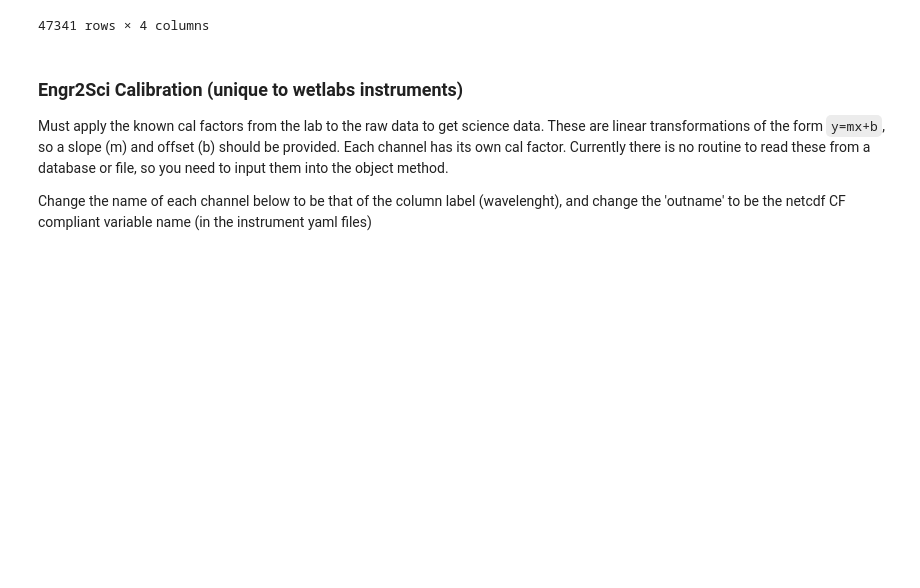
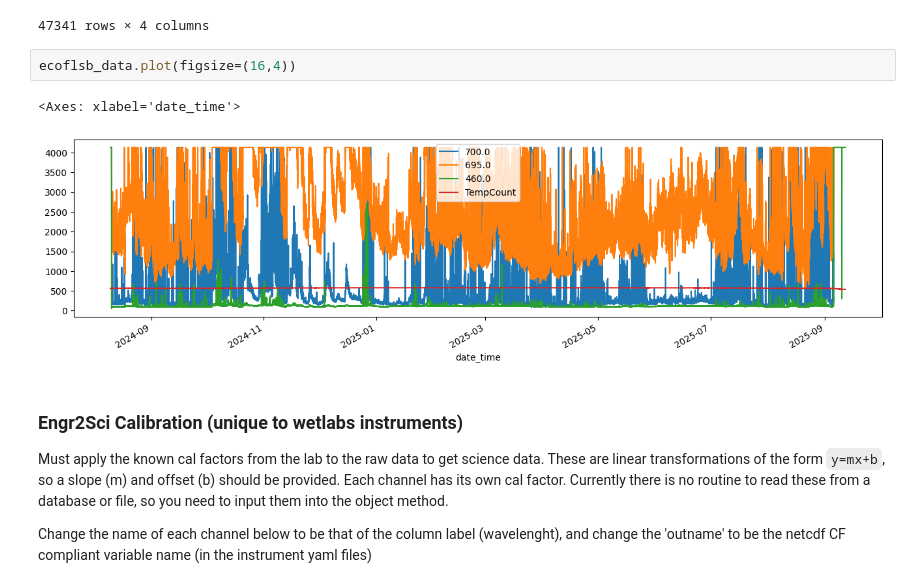
Before and after one commit to NOAA-PMEL/EcoFOCI_FieldOps_Documentation, a Jupyter notebook: DataProcessingDocumentation/2. EcoFOCI_DataProcesssing_Records/moorings/2024/24bsp14a/EcoFOCIpy_24bsp14a_bbfl2wb_7201.ipynb, the cells around one changed output. Drawn from its saved outputs; the diff is of its cells as text; blank space fills up the shorter version.

```diff
--- a/DataProcessingDocumentation/2. EcoFOCI_DataProcesssing_Records/moorings/2024/24bsp14a/EcoFOCIpy_24bsp14a_bbfl2wb_7201.ipynb
+++ b/DataProcessingDocumentation/2. EcoFOCI_DataProcesssing_Records/moorings/2024/24bsp14a/EcoFOCIpy_24bsp14a_bbfl2wb_7201.ipynb
@@ -97,6 +97,11 @@ ecoflsb_data
 | 2025-09-12 00:52:52 | 4130.0 | 4130.0 | 4130.0 | 539.0 |
 | NaT | NaN | NaN | NaN | NaN |
 47341 rows × 4 columns
+# %%
+ecoflsb_data.plot(figsize=(16,4))
+# %% [output]
+<Axes: xlabel='date_time'>
+[figure, added]
 # %% [markdown]
 ### Engr2Sci Calibration (unique to wetlabs instruments)
 
```
Also changed, not shown: 29 other files.
